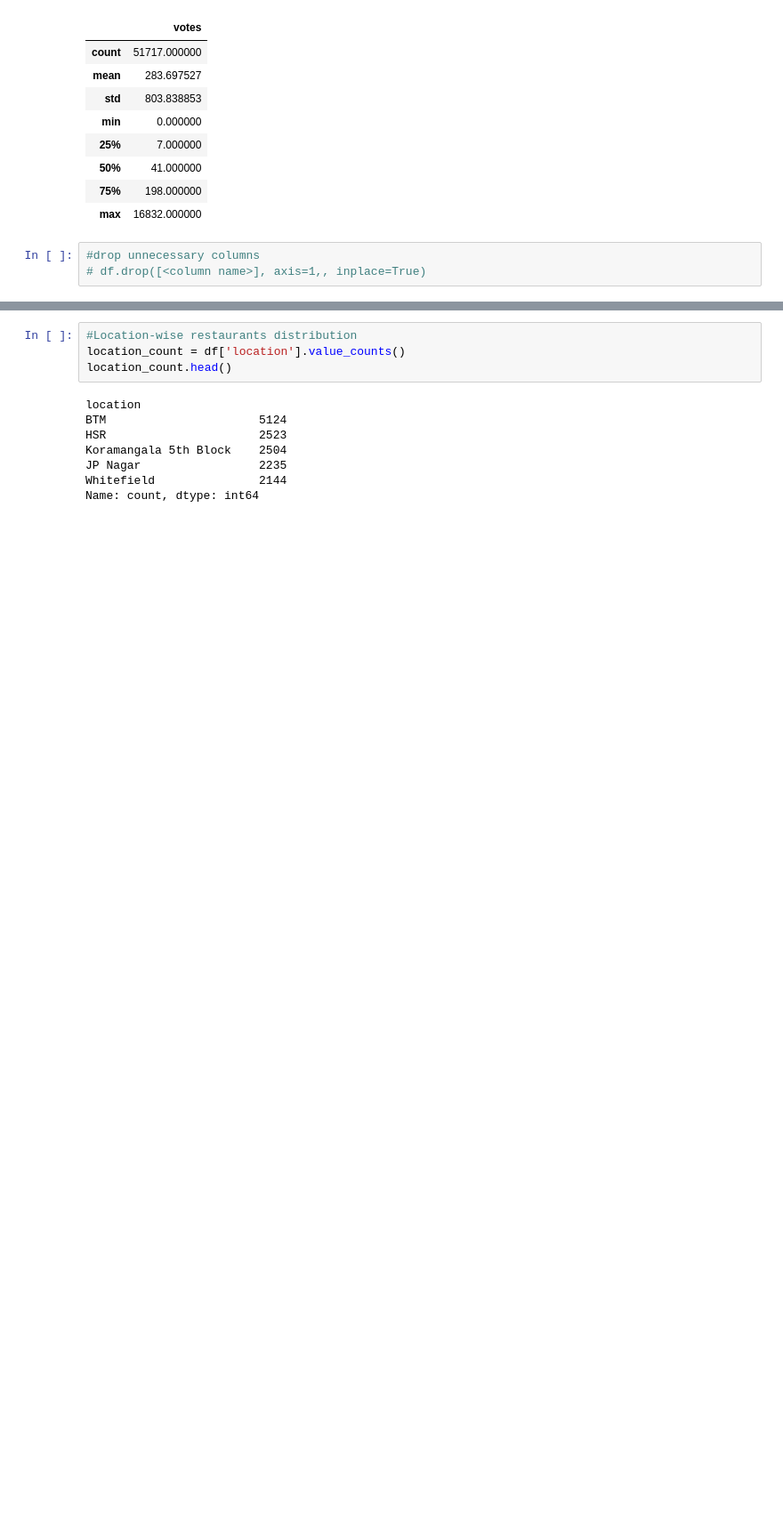
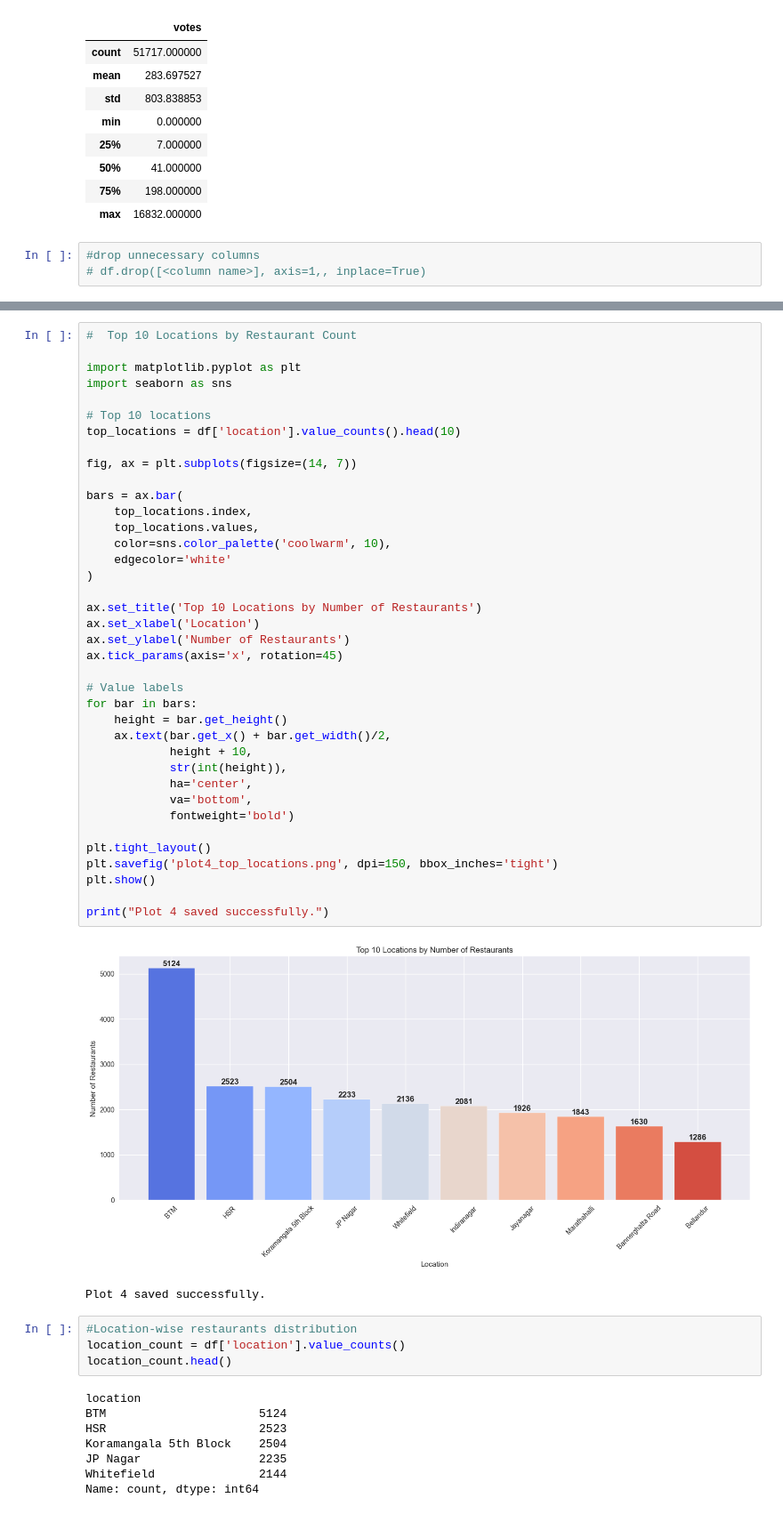
Before and after one commit to kan9667/zomato-ecosystem-analysis, a Jupyter notebook: zomato rest data analysis.ipynb, the cells around one changed output, grey strips where cells are left out. Shown at 89% size. Drawn from its saved outputs; the diff is of its cells as text; blank space fills up the shorter version.

```diff
--- a/zomato rest data analysis.ipynb
+++ b/zomato rest data analysis.ipynb
@@ -105,3 +369,44 @@ dtype: int64
+# %%
+#  Top 10 Locations by Restaurant Count
+
+import matplotlib.pyplot as plt
+import seaborn as sns
+
+# Top 10 locations
+top_locations = df['location'].value_counts().head(10)
+
+fig, ax = plt.subplots(figsize=(14, 7))
+
+bars = ax.bar(
+    top_locations.index,
+    top_locations.values,
+    color=sns.color_palette('coolwarm', 10),
+    edgecolor='white'
+)
+
+ax.set_title('Top 10 Locations by Number of Restaurants')
+ax.set_xlabel('Location')
+ax.set_ylabel('Number of Restaurants')
+ax.tick_params(axis='x', rotation=45)
+
+# Value labels
+for bar in bars:
+    height = bar.get_height()
+    ax.text(bar.get_x() + bar.get_width()/2,
+            height + 10,
+            str(int(height)),
+            ha='center',
+            va='bottom',
+            fontweight='bold')
+
+plt.tight_layout()
+plt.savefig('plot4_top_locations.png', dpi=150, bbox_inches='tight')
+plt.show()
+
+print("Plot 4 saved successfully.")
+# %% [output]
+[figure, added]
+Plot 4 saved successfully.
 # %%
 #Location-wise restaurants distribution
 location_count = df['location'].value_counts()
```
Also changed, not shown: parts of 16 cells of this notebook, 4 other files.
